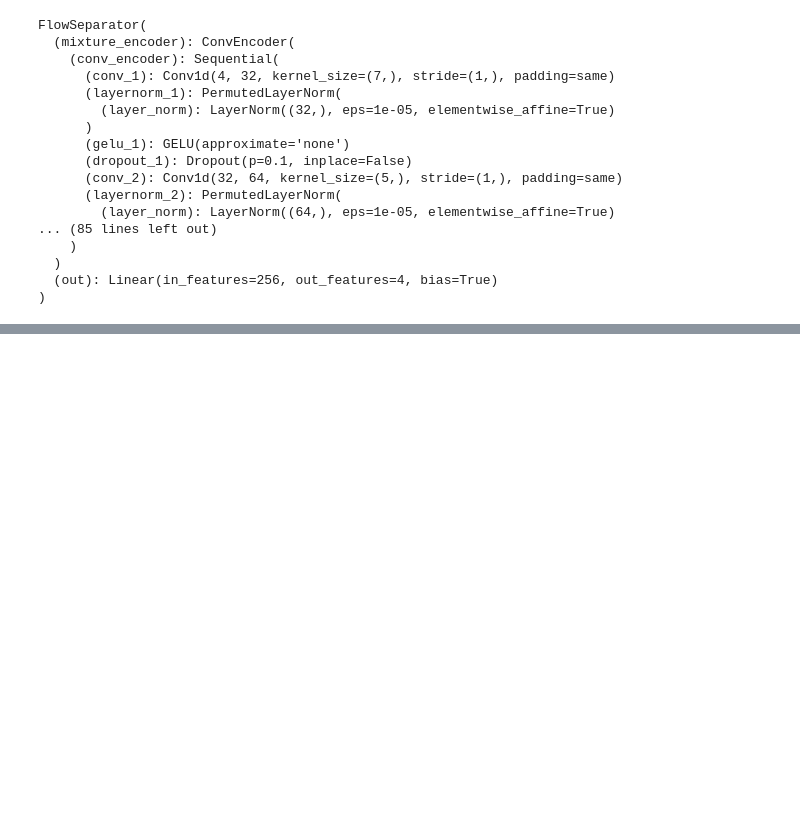
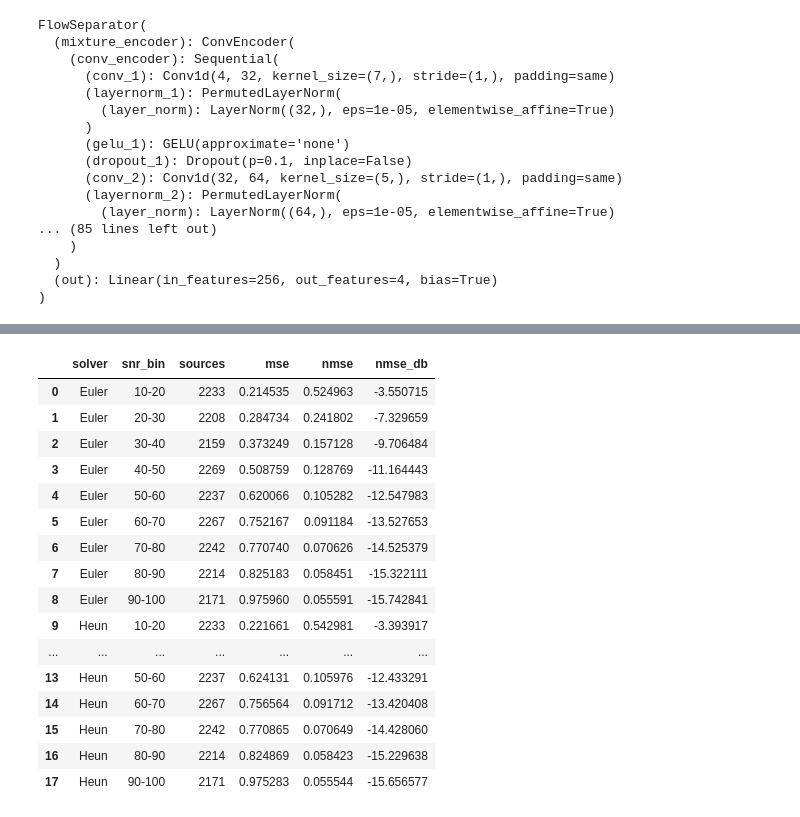
Before and after one commit to TristanDonze/gb-sources-separation, a Jupyter notebook: notebooks/reconstruction_visualization.ipynb, the cells around one changed output, grey strips where cells are left out. Saved outputs shown, nothing was run; the diff lists cells and outputs as text; code cells hidden in the pictures; blank space fills up the shorter version.

Commit message:
Improved notebook analsys and removed obsolete result files for Euler and Heun methods

```diff
--- a/notebooks/reconstruction_visualization.ipynb
+++ b/notebooks/reconstruction_visualization.ipynb
@@ -267,0 +328,45 @@ Average loss using Heun solver: 0.510705
+# %%
+snr_bin_edges = np.arange(10, 101, 10)
+snr_bin_labels = [
+    f"{left}-{right}"
+    for left, right in zip(snr_bin_edges[:-1], snr_bin_edges[1:])
+]
+
+source_metrics["snr_bin"] = pd.cut(
+    source_metrics["snr"],
+    bins=snr_bin_edges,
+    labels=snr_bin_labels,
+    include_lowest=True,
+)
+
+snr_metrics = (
+    source_metrics
+    .groupby(["solver", "snr_bin"], observed=True)
+    .agg(
+        sources=("snr", "size"),
+        mse=("mse", "mean"),
+        nmse=("nmse", "mean"),
+        nmse_db=("nmse_db", "mean"),
+    )
+    .reset_index()
+)
+
+snr_metrics
+# %% [output]
+|  | solver | snr_bin | sources | mse | nmse | nmse_db |
+| 0 | Euler | 10-20 | 2233 | 0.214535 | 0.524963 | -3.550715 |
+| 1 | Euler | 20-30 | 2208 | 0.284734 | 0.241802 | -7.329659 |
+| 2 | Euler | 30-40 | 2159 | 0.373249 | 0.157128 | -9.706484 |
+| 3 | Euler | 40-50 | 2269 | 0.508759 | 0.128769 | -11.164443 |
+| 4 | Euler | 50-60 | 2237 | 0.620066 | 0.105282 | -12.547983 |
+| 5 | Euler | 60-70 | 2267 | 0.752167 | 0.091184 | -13.527653 |
+| 6 | Euler | 70-80 | 2242 | 0.770740 | 0.070626 | -14.525379 |
+| 7 | Euler | 80-90 | 2214 | 0.825183 | 0.058451 | -15.322111 |
+| 8 | Euler | 90-100 | 2171 | 0.975960 | 0.055591 | -15.742841 |
+| 9 | Heun | 10-20 | 2233 | 0.221661 | 0.542981 | -3.393917 |
+| ... | ... | ... | ... | ... | ... | ... |
+| 13 | Heun | 50-60 | 2237 | 0.624131 | 0.105976 | -12.433291 |
+| 14 | Heun | 60-70 | 2267 | 0.756564 | 0.091712 | -13.420408 |
+| 15 | Heun | 70-80 | 2242 | 0.770865 | 0.070649 | -14.428060 |
+| 16 | Heun | 80-90 | 2214 | 0.824869 | 0.058423 | -15.229638 |
+| 17 | Heun | 90-100 | 2171 | 0.975283 | 0.055544 | -15.656577 |
```
Also changed, not shown: parts of 10 cells of this notebook, 2 other files.
